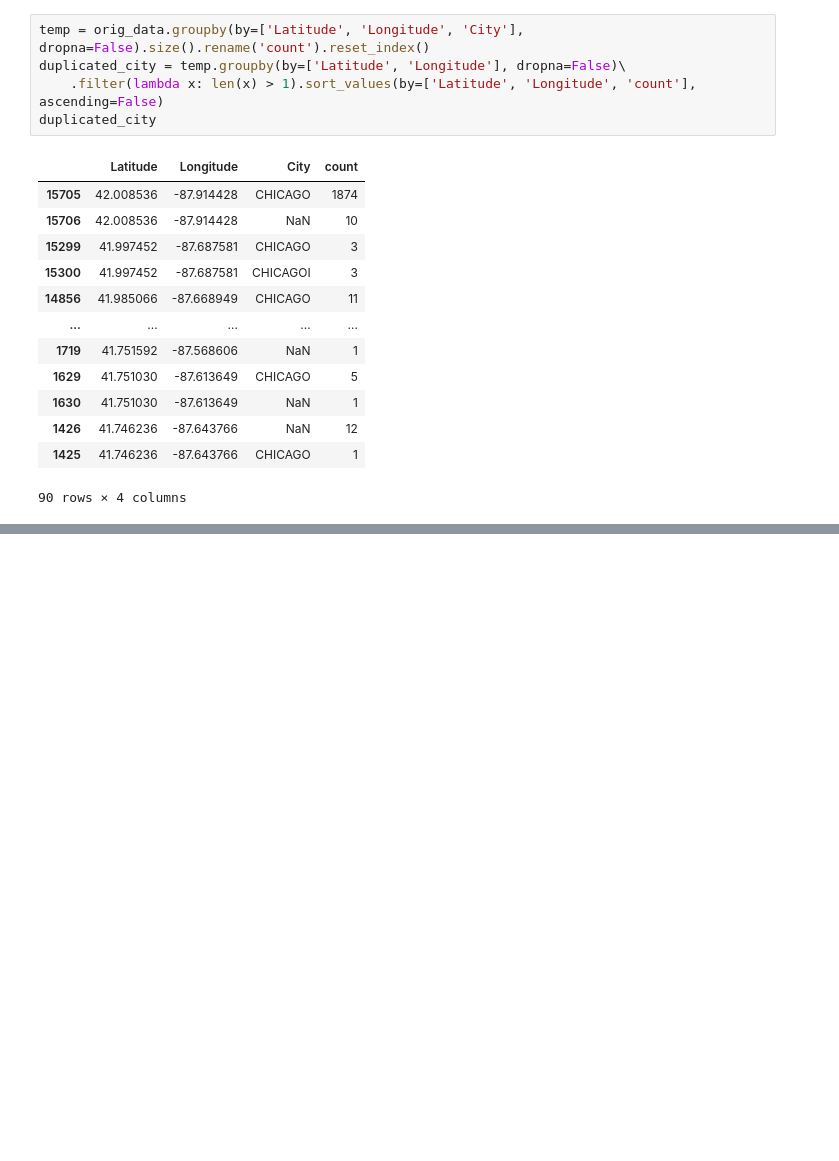
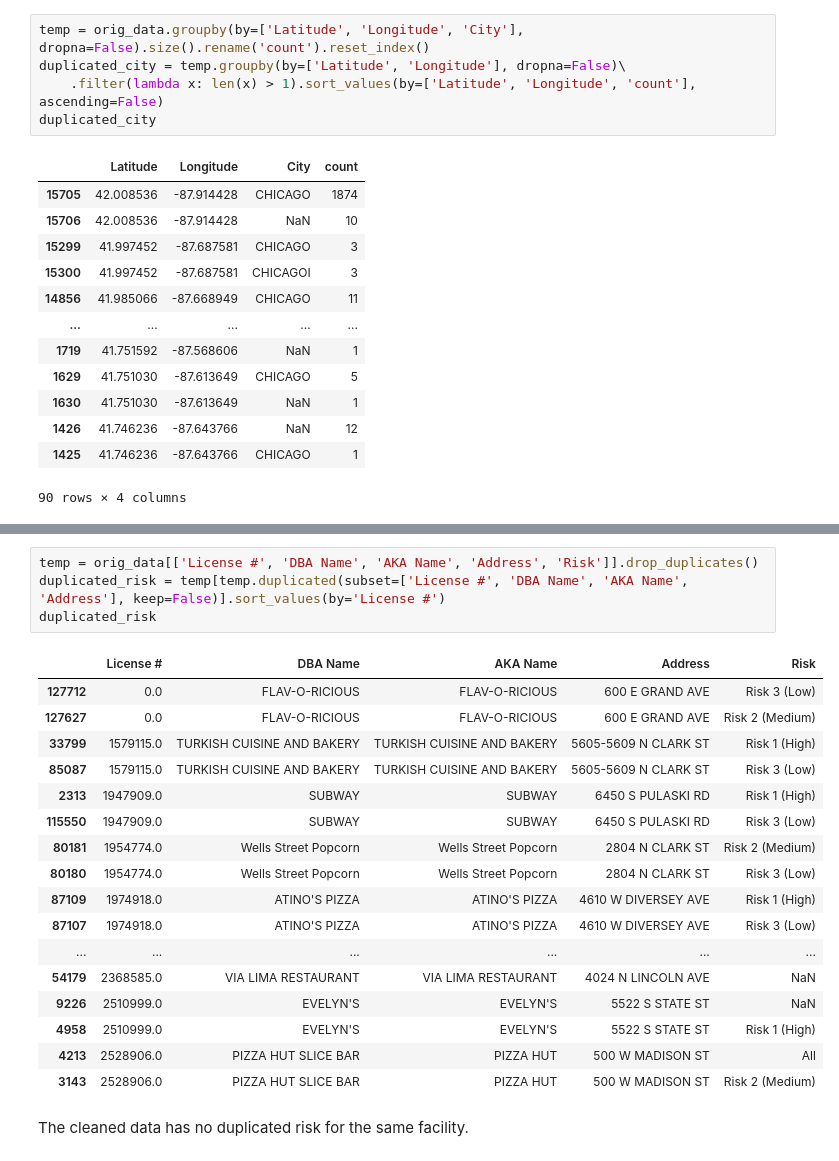
Before and after one commit to delongmeng/Chicago_Food_Inspection, a Jupyter notebook: data_integrity_check.ipynb, the cells around one changed output, grey strips where cells are left out. Drawn from its saved outputs; the diff is of its cells as text; blank space fills up the shorter version.

```diff
--- a/data_integrity_check.ipynb
+++ b/data_integrity_check.ipynb
@@ -221,0 +289,24 @@ city_count_cleaned
+# %%
+temp = orig_data[['License #', 'DBA Name', 'AKA Name', 'Address', 'Risk']].drop_duplicates()
+duplicated_risk = temp[temp.duplicated(subset=['License #', 'DBA Name', 'AKA Name', 'Address'], keep=False)].sort_values(by='License #')
+duplicated_risk
+# %% [output]
+|  | License # | DBA Name | AKA Name | Address | Risk |
+| 127712 | 0.0 | FLAV-O-RICIOUS | FLAV-O-RICIOUS | 600 E GRAND AVE | Risk 3 (Low) |
+| 127627 | 0.0 | FLAV-O-RICIOUS | FLAV-O-RICIOUS | 600 E GRAND AVE | Risk 2 (Medium) |
+| 33799 | 1579115.0 | TURKISH CUISINE AND BAKERY | TURKISH CUISINE AND BAKERY | 5605-5609 N CLARK ST | Risk 1 (High) |
+| 85087 | 1579115.0 | TURKISH CUISINE AND BAKERY | TURKISH CUISINE AND BAKERY | 5605-5609 N CLARK ST | Risk 3 (Low) |
+| 2313 | 1947909.0 | SUBWAY | SUBWAY | 6450 S PULASKI RD | Risk 1 (High) |
+| 115550 | 1947909.0 | SUBWAY | SUBWAY | 6450 S PULASKI RD | Risk 3 (Low) |
+| 80181 | 1954774.0 | Wells Street Popcorn | Wells Street Popcorn | 2804 N CLARK ST | Risk 2 (Medium) |
+| 80180 | 1954774.0 | Wells Street Popcorn | Wells Street Popcorn | 2804 N CLARK ST | Risk 3 (Low) |
+| 87109 | 1974918.0 | ATINO'S PIZZA | ATINO'S PIZZA | 4610 W DIVERSEY AVE | Risk 1 (High) |
+| 87107 | 1974918.0 | ATINO'S PIZZA | ATINO'S PIZZA | 4610 W DIVERSEY AVE | Risk 3 (Low) |
+| ... | ... | ... | ... | ... | ... |
+| 54179 | 2368585.0 | VIA LIMA RESTAURANT | VIA LIMA RESTAURANT | 4024 N LINCOLN AVE | NaN |
+| 9226 | 2510999.0 | EVELYN'S | EVELYN'S | 5522 S STATE ST | NaN |
+| 4958 | 2510999.0 | EVELYN'S | EVELYN'S | 5522 S STATE ST | Risk 1 (High) |
+| 4213 | 2528906.0 | PIZZA HUT SLICE BAR | PIZZA HUT | 500 W MADISON ST | All |
+| 3143 | 2528906.0 | PIZZA HUT SLICE BAR | PIZZA HUT | 500 W MADISON ST | Risk 2 (Medium) |
+# %% [markdown]
+ The cleaned data has no duplicated risk for the same facility.
```
Also changed, not shown: parts of 22 cells of this notebook.
